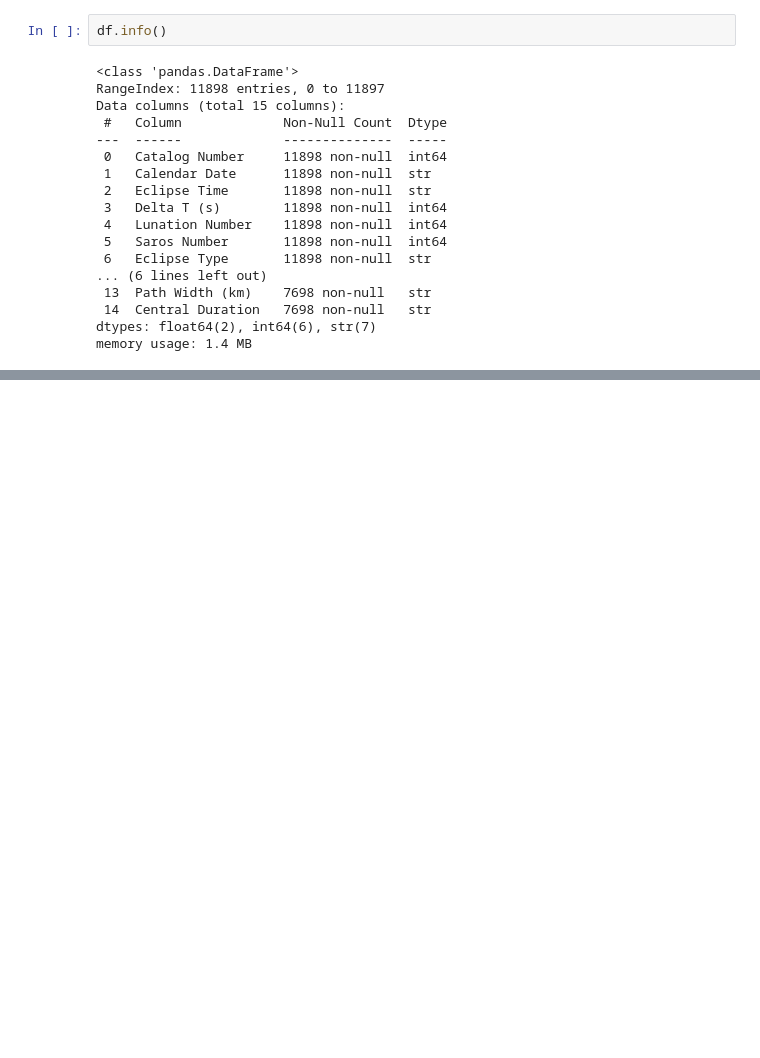
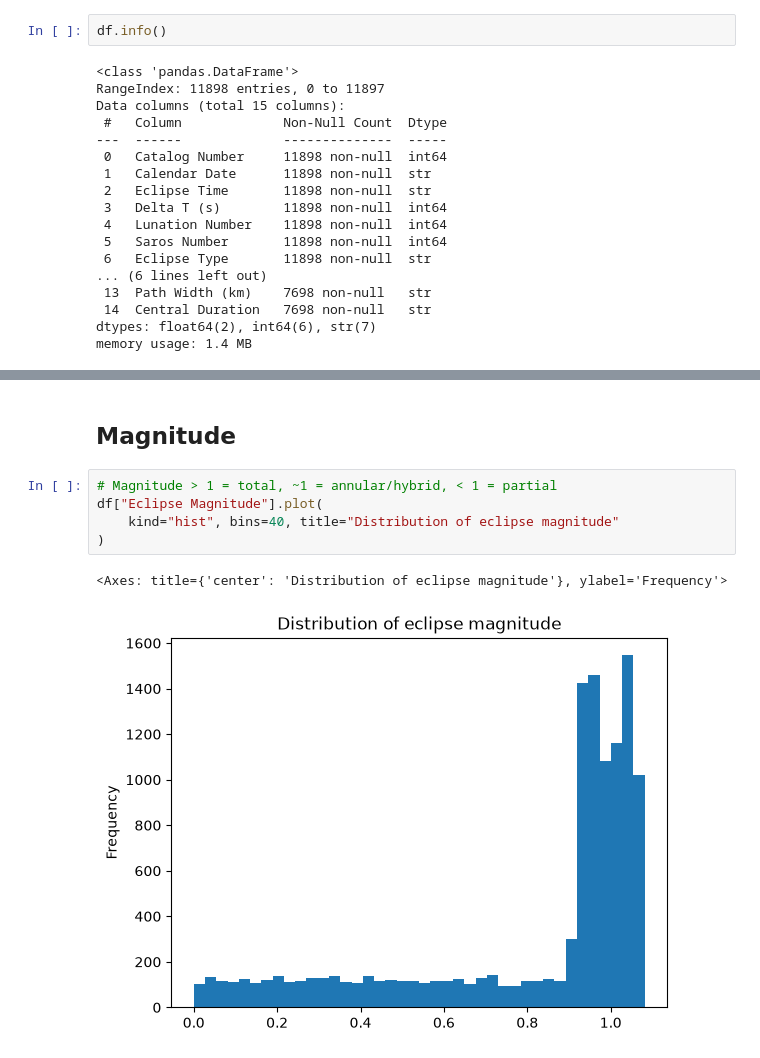
Before and after one commit to NasrWahi/azure_python_fullstack_lab_de25, a Jupyter notebook: eda/eda.ipynb, the cells around one changed output, grey strips where cells are left out. Drawn from its saved outputs; the diff is of its cells as text; blank space fills up the shorter version.

```diff
--- a/eda/eda.ipynb
+++ b/eda/eda.ipynb
@@ -61,0 +119,10 @@ dtype: int64
+# %% [markdown]
+## Magnitude
+# %%
+# Magnitude > 1 = total, ~1 = annular/hybrid, < 1 = partial
+df["Eclipse Magnitude"].plot(
+    kind="hist", bins=40, title="Distribution of eclipse magnitude"
+)
+# %% [output]
+<Axes: title={'center': 'Distribution of eclipse magnitude'}, ylabel='Frequency'>
+[figure, added]
```
Also changed, not shown: parts of 11 cells of this notebook.
